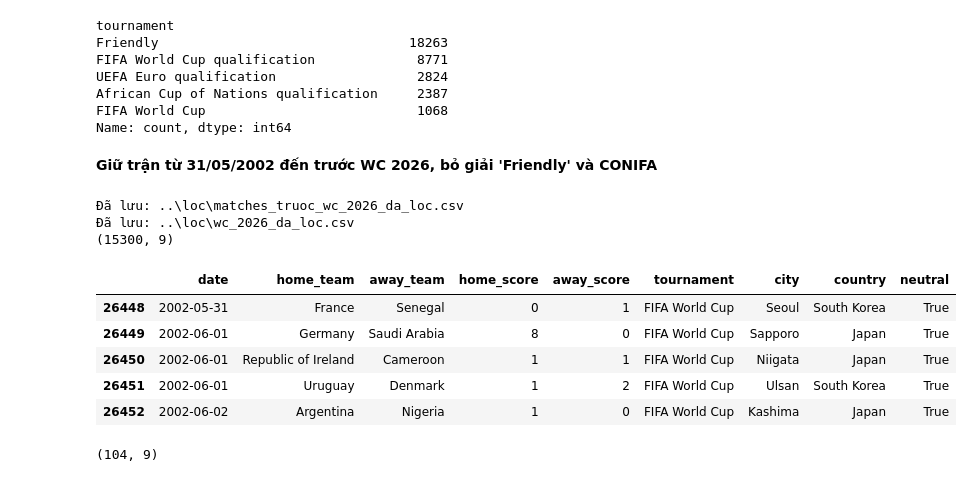
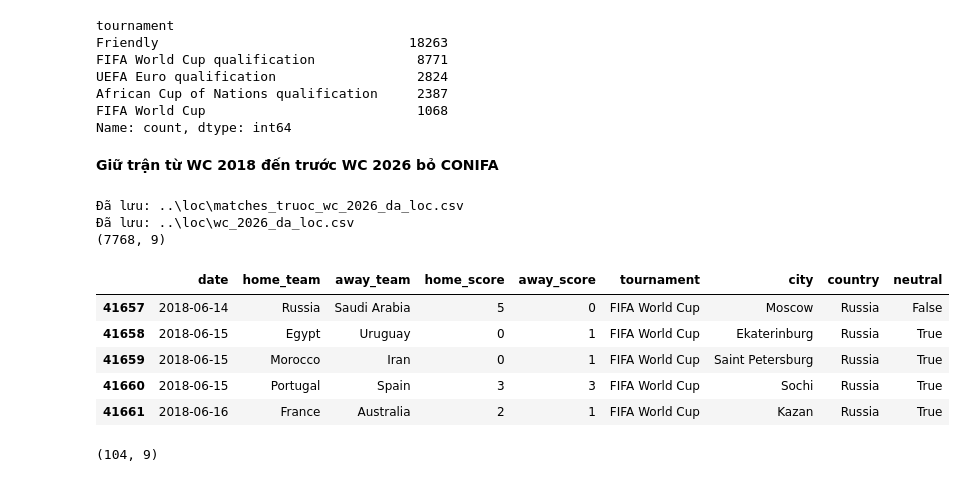
Before and after one commit to Bao3Q/WorldCup2030, a Jupyter notebook: notebooks/wc.ipynb, the cells around one changed output. Cells and saved outputs as stored; diff of their text form; code cells hidden in the pictures.

```diff
--- a/notebooks/wc.ipynb
+++ b/notebooks/wc.ipynb
@@ -100,33 +100,32 @@ African Cup of Nations qualification     2387
 FIFA World Cup                           1068
 Name: count, dtype: int64
 # %% [markdown]
-**Giữ trận từ 31/05/2002 đến trước WC 2026, bỏ giải 'Friendly' và CONIFA**
+**Giữ trận từ WC 2018 đến trước WC 2026 bỏ CONIFA**
 # %%
 dates = pd.to_datetime(df_games['date'])
-is_friendly = df_games['tournament'].str.strip().str.casefold().eq('friendly')
 is_conifa = df_games['tournament'].str.contains('CONIFA', case=False, na=False)
 
 df_games = df_games.loc[
-    (dates > pd.Timestamp('2002-05-30'))
+    (dates > pd.Timestamp('2018-06-13'))
     & (dates < pd.Timestamp('2026-06-11'))
-    & ~(is_friendly | is_conifa)
+    & ~is_conifa
 ].copy()
 
 save_csv(df_games, 'matches_truoc_wc_2026_da_loc.csv')
 save_csv(df_games2026, 'wc_2026_da_loc.csv')
 
 print(df_games.shape)
 df_games.head()
 # %% [output]
 Đã lưu: ..\loc\matches_truoc_wc_2026_da_loc.csv
 Đã lưu: ..\loc\wc_2026_da_loc.csv
-(15300, 9)
+(7768, 9)
 |  | date | home_team | away_team | home_score | away_score | tournament | city | country | neutral |
-| 26448 | 2002-05-31 | France | Senegal | 0 | 1 | FIFA World Cup | Seoul | South Korea | True |
-| 26449 | 2002-06-01 | Germany | Saudi Arabia | 8 | 0 | FIFA World Cup | Sapporo | Japan | True |
-| 26450 | 2002-06-01 | Republic of Ireland | Cameroon | 1 | 1 | FIFA World Cup | Niigata | Japan | True |
-| 26451 | 2002-06-01 | Uruguay | Denmark | 1 | 2 | FIFA World Cup | Ulsan | South Korea | True |
-| 26452 | 2002-06-02 | Argentina | Nigeria | 1 | 0 | FIFA World Cup | Kashima | Japan | True |
+| 41657 | 2018-06-14 | Russia | Saudi Arabia | 5 | 0 | FIFA World Cup | Moscow | Russia | False |
+| 41658 | 2018-06-15 | Egypt | Uruguay | 0 | 1 | FIFA World Cup | Ekaterinburg | Russia | True |
+| 41659 | 2018-06-15 | Morocco | Iran | 0 | 1 | FIFA World Cup | Saint Petersburg | Russia | True |
+| 41660 | 2018-06-15 | Portugal | Spain | 3 | 3 | FIFA World Cup | Sochi | Russia | True |
+| 41661 | 2018-06-16 | France | Australia | 2 | 1 | FIFA World Cup | Kazan | Russia | True |
 # %%
 print(df_games2026.shape)
 df_games2026.head()
```
Also changed, not shown: parts of 7 cells of this notebook, 5 other files.
